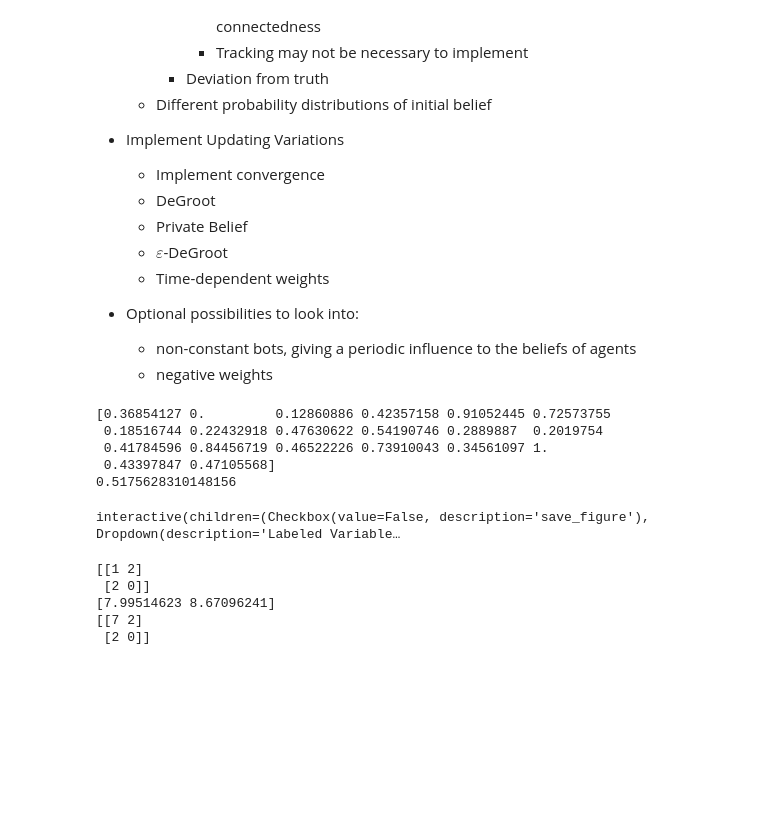
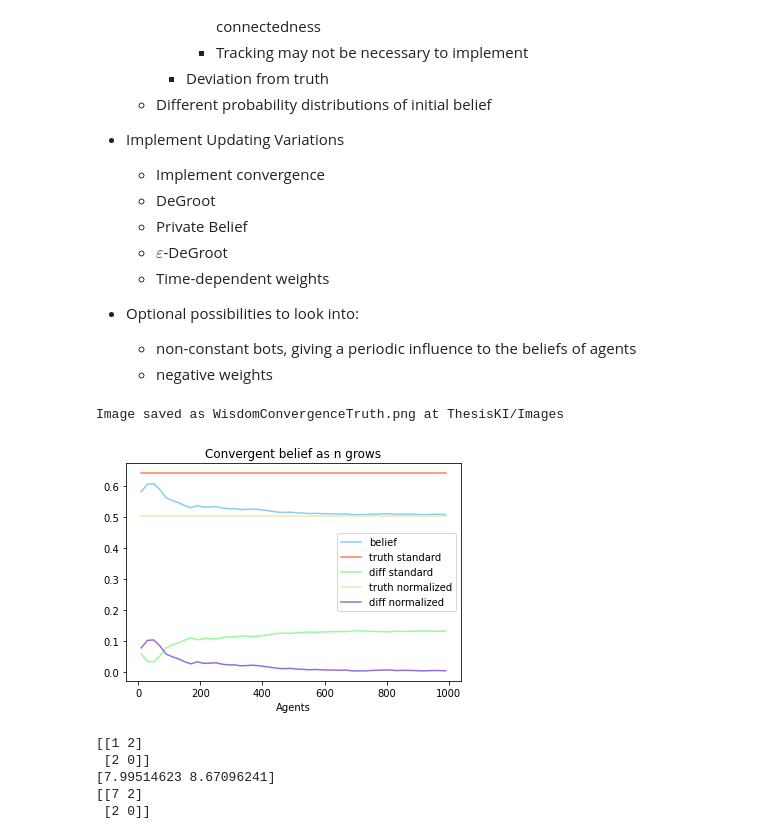
Before and after one commit to RomanOort/BScThesis, a Jupyter notebook: Networks.ipynb, the cells around one changed output. Drawn from its saved outputs; the diff is of its cells as text; code cells hidden in the pictures; blank space fills up the shorter version.

Commit message:
Added option to plot both truth and normalized truth in wisdom convergence plot

```diff
--- a/Networks.ipynb
+++ b/Networks.ipynb
@@ -1810,15 +1824,11 @@ class Network():
 # %%
-NetworkVar = Network(n_agents=20, increase_degree=True, directed=False,
-                     show_network=True, sparse_gen=True, show_degree_dis=False,
+NetworkVar = Network(n_agents=1000, increase_degree=True, directed=False,
+                     show_network=False, sparse_gen=True, show_degree_dis=False,
                      weight_comparison=False, show_convergence=False, convergence_comparison=False,
-                     show_wisdom=False)
+                     show_wisdom=True)
 # %% [output]
-[0.36854127 0.         0.12860886 0.42357158 0.91052445 0.72573755
- 0.18516744 0.22432918 0.47630622 0.54190746 0.2889887  0.2019754
- 0.41784596 0.84456719 0.46522226 0.73910043 0.34561097 1.
- 0.43397847 0.47105568]
-0.5175628310148156
+Image saved as WisdomConvergenceTruth.png at ThesisKI/Images
-interactive(children=(Checkbox(value=False, description='save_figure'), Dropdown(description='Labeled Variable…
+[figure, added]
 # %%
 def test_prob_functions(iterations=1000, *args):
     funcs = args[0]
```
Also changed, not shown: parts of 1 cell of this notebook.
